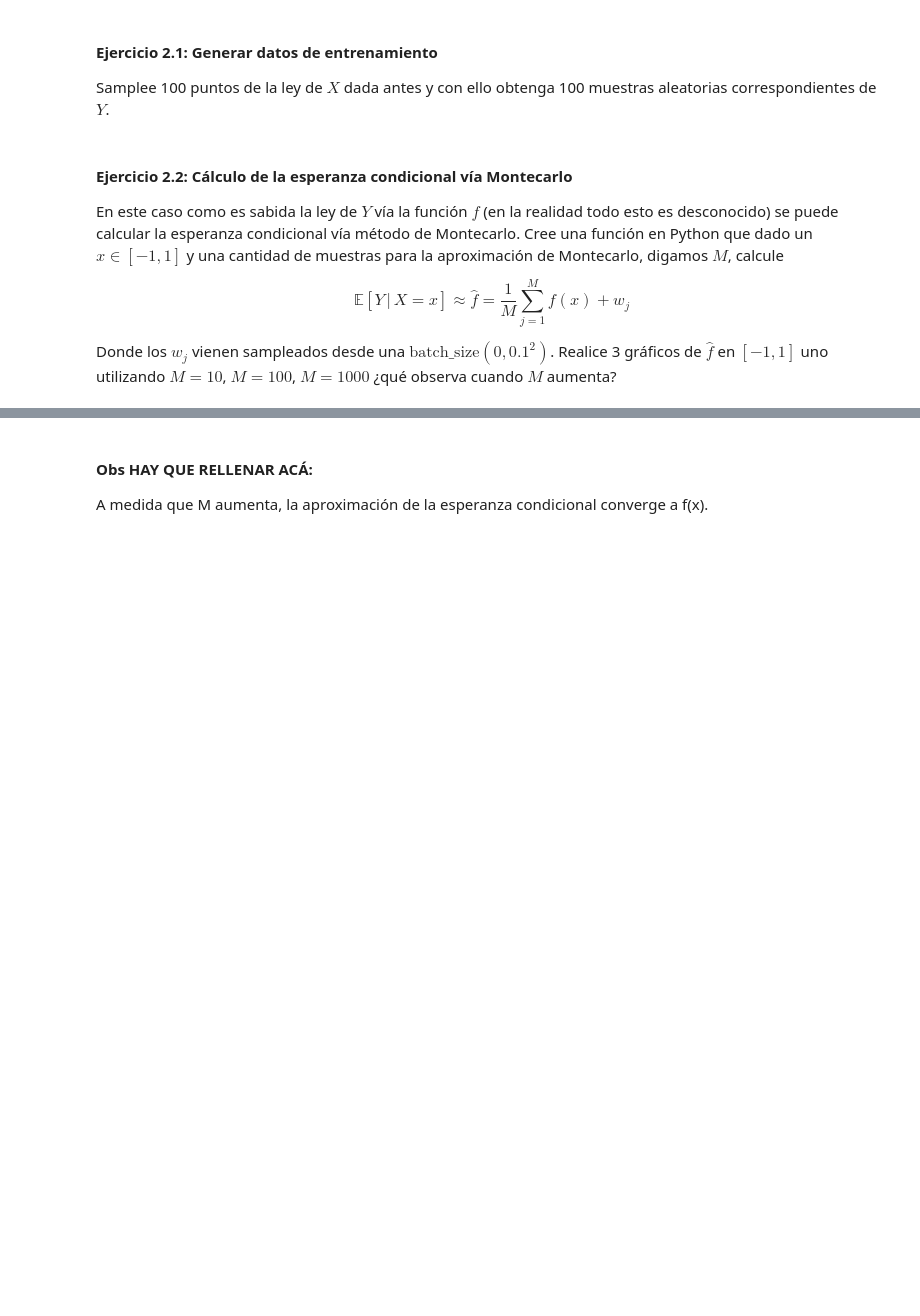
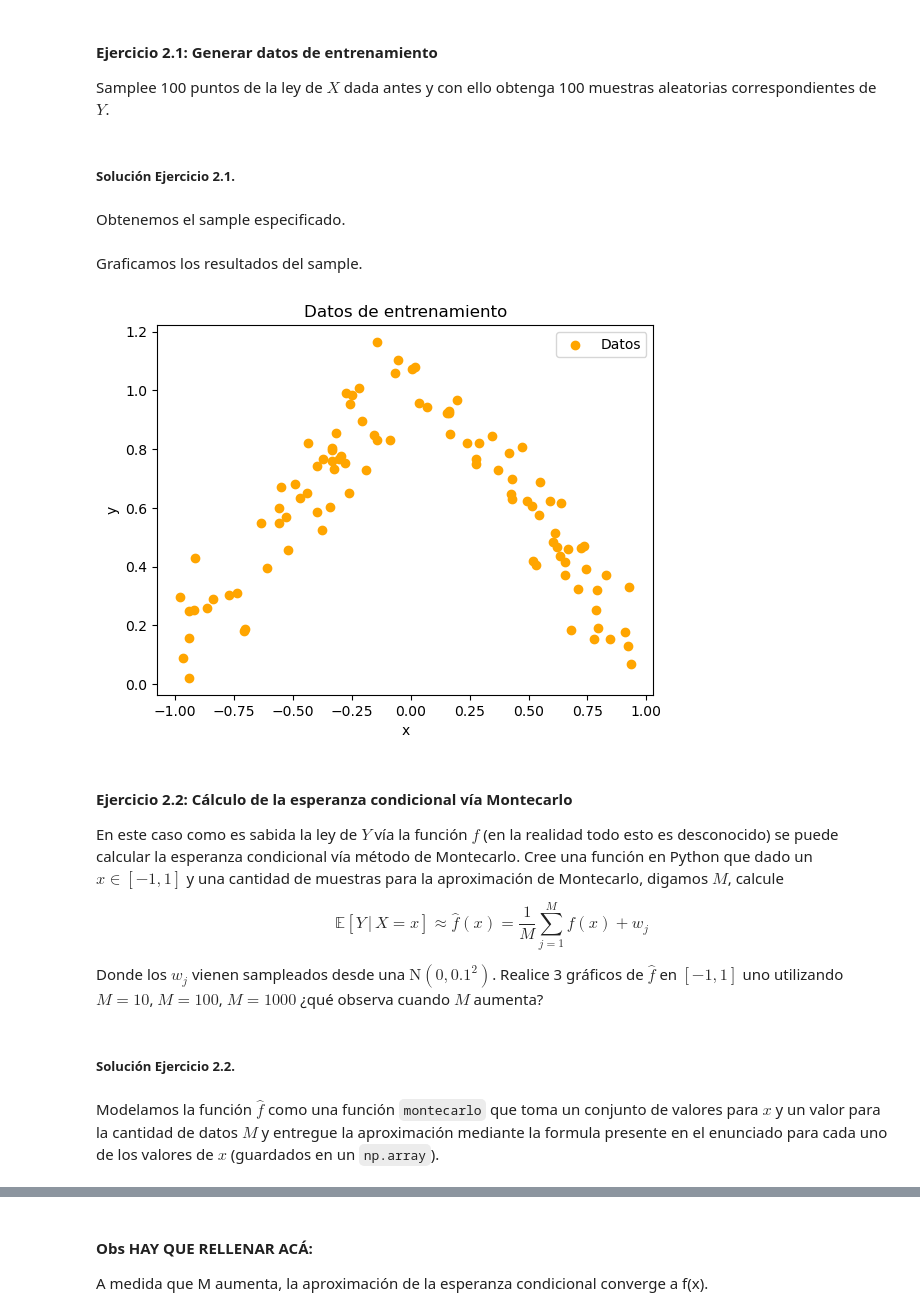
Before and after one commit to Sebastijo/Topicos-Matematicos-en-ML-y-DL, a Jupyter notebook: Tarea 2 - DeepONets/submission/Enunciado_Tarea_2.ipynb, the cells around one changed output, grey strips where cells are left out. Drawn from its saved outputs; the diff is of its cells as text; code cells hidden in the pictures; blank space fills up the shorter version.

```diff
--- a/Tarea 2 - DeepONets/submission/Enunciado_Tarea_2.ipynb
+++ b/Tarea 2 - DeepONets/submission/Enunciado_Tarea_2.ipynb
@@ -635,6 +648,10 @@ Y la ley de $Y$ supongamos que es $f(X) \, + \, \text{batch\_size}(0, 0.1^2)$.
 #### **Ejercicio 2.1: Generar datos de entrenamiento**
 
 Samplee 100 puntos de la ley de $X$ dada antes y con ello obtenga 100 muestras aleatorias correspondientes de $Y$.
+# %% [markdown]
+##### **Solución Ejercicio 2.1.**
+# %% [markdown]
+Obtenemos el sample especificado.
 # %%
 N_samples = 100
 std = 0.1
@@ -656,8 +664,25 @@ fig.show()
+# %% [markdown]
+Graficamos los resultados del sample.
+# %%
+fig = plt.figure()
+ax = fig.add_subplot(111)
+ax.scatter(x, y, label="Datos", color="orange")
+ax.set_xlabel("x")
+ax.set_ylabel("y")
+ax.legend()
+ax.set_title("Datos de entrenamiento")
+plt.show()
+# %% [output]
+[figure, added]
 # %% [markdown]
 #### **Ejercicio 2.2: Cálculo de la esperanza condicional vía Montecarlo**
 
 En este caso como es sabida la ley de $Y$ vía la función $f$ (en la realidad todo esto es desconocido) se puede calcular la esperanza condicional vía método de Montecarlo. Cree una función en Python que dado un $x \in [-1, 1]$ y una cantidad de muestras para la aproximación de Montecarlo, digamos $M$, calcule
 
-$$ \mathbb{E} [Y \, | \, X = x] \approx \hat f = \frac{1}{M} \sum_{j=1}^M f(x) + w_j $$
+$$ \mathbb{E} [Y \, | \, X = x] \approx \hat f(x) = \frac{1}{M} \sum_{j=1}^M f(x) + w_j $$
 
-Donde los $w_j$ vienen sampleados desde una $\text{batch\_size}(0, 0.1^2)$. Realice 3 gráficos de $\hat f$ en $[-1, 1]$ uno utilizando $M=10$, $M=100$, $M=1000$ ¿qué observa cuando $M$ aumenta?
+Donde los $w_j$ vienen sampleados desde una $\text{N}(0, 0.1^2)$. Realice 3 gráficos de $\hat f$ en $[-1, 1]$ uno utilizando $M=10$, $M=100$, $M=1000$ ¿qué observa cuando $M$ aumenta?
+# %% [markdown]
+##### **Solución Ejercicio 2.2.**
+# %% [markdown]
+Modelamos la función $\hat f$ como una función `montecarlo` que toma un conjunto de valores para $x$ y un valor para la cantidad de datos $M$ y entregue la aproximación mediante la formula presente en el enunciado para cada uno de los valores de $x$ (guardados en un `np.array`).
```
Also changed, not shown: parts of 21 cells of this notebook.
